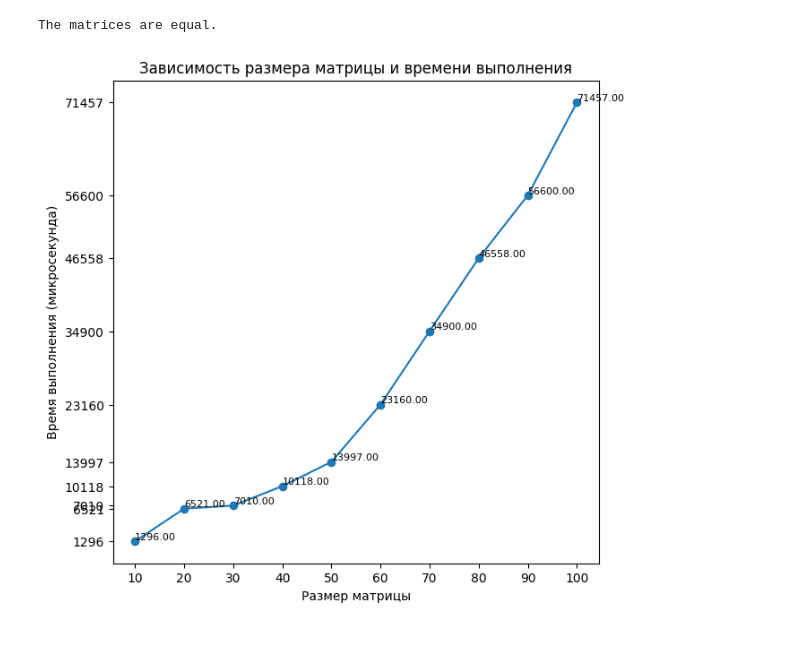
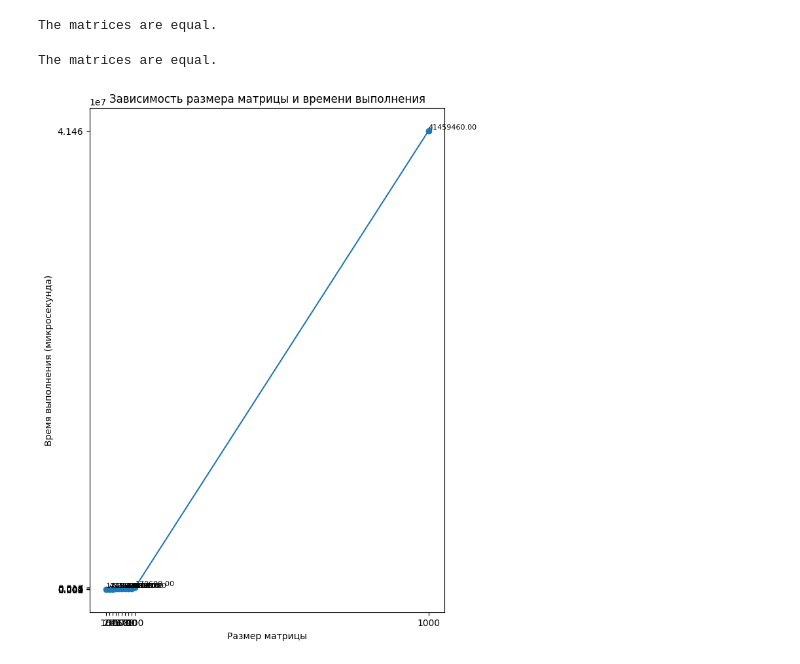
Before and after one commit to quocmoet195/Paralle-programming, a Jupyter notebook: Check_mul.ipynb, the cells around one changed output. Cells and saved outputs as stored; diff of their text form; code cells hidden in the pictures.

Commit message:
Add test for matrix 1000

```diff
--- a/Check_mul.ipynb
+++ b/Check_mul.ipynb
@@ -65,21 +70,25 @@ The matrices are equal.
 checkMultiMatrices('Matrix_1/matrix1_100.txt', 'Matrix_2/matrix2_100.txt','Output/output_100.txt')
 # %% [output]
 The matrices are equal.
+# %%
+checkMultiMatrices('Matrix_1/matrix1_1000.txt', 'Matrix_2/matrix2_1000.txt','Output/output_1000.txt')
+# %% [output]
+The matrices are equal.
 # %%
 times_dot = list(np.genfromtxt("times.txt", delimiter=","))
-sizes_mat = [10, 20, 30, 40, 50, 60, 70, 80, 90, 100]
+sizes_mat = [10, 20, 30, 40, 50, 60, 70, 80, 90, 100, 1000]
 
-plt.figure(figsize=(7, 7))
+plt.figure(figsize=(7, 10))
 plt.plot(sizes_mat, times_dot, marker='o', linestyle='-')
 plt.title('Зависимость размера матрицы и времени выполнения')
 plt.xlabel('Размер матрицы')
 plt.ylabel('Время выполнения (микросекунда)')
 
 plt.xticks(sizes_mat)
 plt.yticks([int(t) for t in times_dot])
 plt.tick_params(axis='y', labelleft=True)
 for size, time in zip(sizes_mat, times_dot):
     plt.text(size, time, f'{time:.2f}', fontsize=8, ha='left', va='bottom')
 plt.show()
 # %% [output]
-[figure, old version]
+[figure, new version]
```
Also changed, not shown: parts of 1 cell of this notebook, 5 other files.
